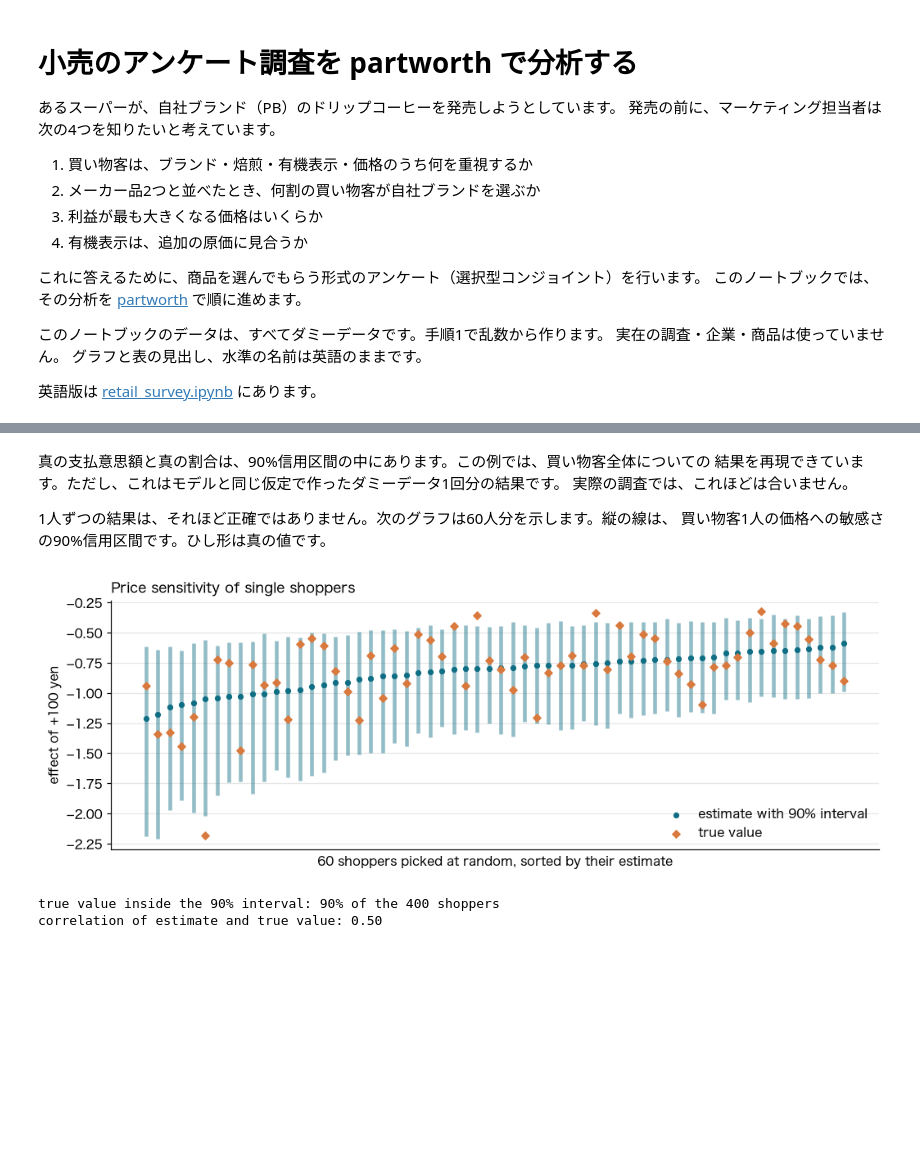
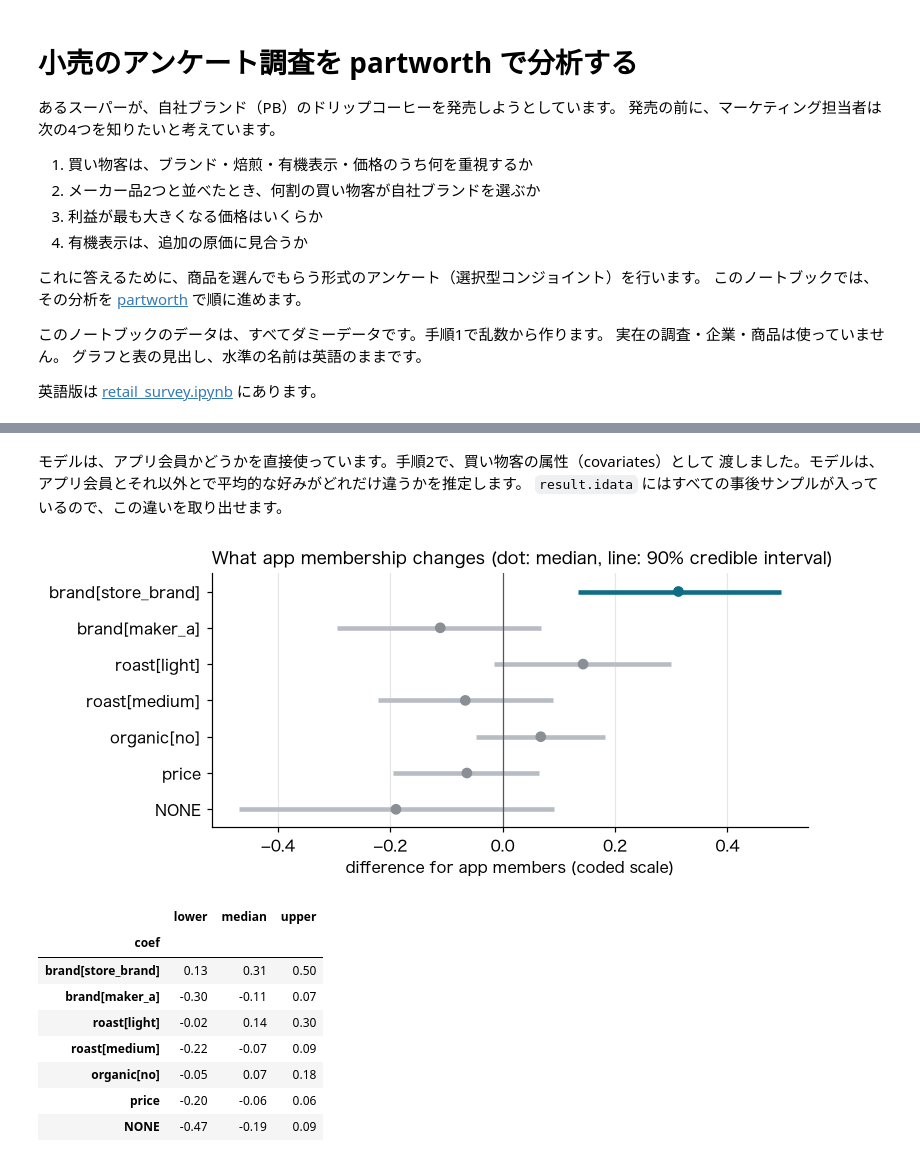
Before and after one commit to kojikojikojikoji/partworth, a Jupyter notebook: examples/retail_survey_ja.ipynb, the cells around one changed output, grey strips where cells are left out. Cells and saved outputs as stored; diff of their text form; code cells hidden in the pictures; blank space fills up the shorter version.

```diff
--- a/examples/retail_survey_ja.ipynb
+++ b/examples/retail_survey_ja.ipynb
@@ -722,34 +707,35 @@ organic label, median willingness to pay: true 60 yen, estimated 61 yen (90% int
-# %% [markdown]
-真の支払意思額と真の割合は、90%信用区間の中にあります。この例では、買い物客全体についての
-結果を再現できています。ただし、これはモデルと同じ仮定で作ったダミーデータ1回分の結果です。
-実際の調査では、これほどは合いません。
-
-1人ずつの結果は、それほど正確ではありません。次のグラフは60人分を示します。縦の線は、
-買い物客1人の価格への敏感さの90%信用区間です。ひし形は真の値です。
-# %%
-price_draws = per_shopper(("price", "slope")) * 100            # 100円あたり。事後サンプル × 買い物客
-lower, median, upper = np.quantile(price_draws, [0.05, 0.5, 0.95], axis=0)
-inside = (per_100_yen >= lower) & (per_100_yen <= upper)
-
-show = np.sort(np.random.default_rng(0).choice(N, size=60, replace=False))
-show = show[np.argsort(median[show])]
-x = np.arange(len(show))
-
-fig, ax = plt.subplots(figsize=(11, 3.6))
-ax.vlines(x, lower[show], upper[show], color="#0F6E84", alpha=0.45, linewidth=3)
-ax.scatter(x, median[show], color="#0F6E84", s=14, zorder=3, label="estimate with 90% interval")
-ax.scatter(x, per_100_yen[show], color="#D9793D", marker="D", s=18, zorder=4, label="true value")
-ax.set_xticks([])
-ax.set_xlabel("60 shoppers picked at random, sorted by their estimate")
-ax.set_ylabel("effect of +100 yen")
-ax.legend(frameon=False, loc="lower right")
-ax.grid(axis="x", visible=False)
-ax.set_title("Price sensitivity of single shoppers")
-plt.show()
-
-print(f"true value inside the 90% interval: {inside.mean():.0%} of the 400 shoppers")
-print(f"correlation of estimate and true value: {np.corrcoef(per_100_yen, median)[0, 1]:.2f}")
-# %% [output]
-[figure, removed]
-true value inside the 90% interval: 90% of the 400 shoppers
-correlation of estimate and true value: 0.50
+# %% [markdown]
+モデルは、アプリ会員かどうかを直接使っています。手順2で、買い物客の属性（covariates）として
+渡しました。モデルは、アプリ会員とそれ以外とで平均的な好みがどれだけ違うかを推定します。
+`result.idata` にはすべての事後サンプルが入っているので、この違いを取り出せます。
+# %%
+member_effect = result.idata["posterior"]["Delta"].sel(covariate="member_yes")   # 違いの事後サンプル
+effect = member_effect.quantile([0.05, 0.5, 0.95], dim=("chain", "draw")).to_pandas().T
+effect.columns = ["lower", "median", "upper"]
+
+fig, ax = plt.subplots(figsize=(7, 3))
+y = np.arange(len(effect))
+strong = (effect["lower"] > 0) | (effect["upper"] < 0)
+ax.hlines(y, effect["lower"], effect["upper"], color=np.where(strong, "#0F6E84", "#B8BDC4"),
+          linewidth=3)
+ax.scatter(effect["median"], y, color=np.where(strong, "#0F6E84", "#8A8F96"), zorder=3)
+ax.axvline(0, color="#555555", linewidth=0.8)
+ax.set_yticks(y, effect.index)
+ax.set_ylim(len(effect) - 0.5, -0.5)
+ax.grid(axis="y", visible=False)
+ax.set_xlabel("difference for app members (coded scale)")
+ax.set_title("What app membership changes (dot: median, line: 90% credible interval)")
+plt.show()
+
+effect.round(2)
+# %% [output]
+[figure, added]
+|  | lower | median | upper |
+| coef |  |  |  |
+| brand[store_brand] | 0.13 | 0.31 | 0.50 |
+| brand[maker_a] | -0.30 | -0.11 | 0.07 |
+| roast[light] | -0.02 | 0.14 | 0.30 |
+| roast[medium] | -0.22 | -0.07 | 0.09 |
+| organic[no] | -0.05 | 0.07 | 0.18 |
+| price | -0.20 | -0.06 | 0.06 |
+| NONE | -0.47 | -0.19 | 0.09 |
```
Also changed, not shown: parts of 97 cells of this notebook, 2 other files.
